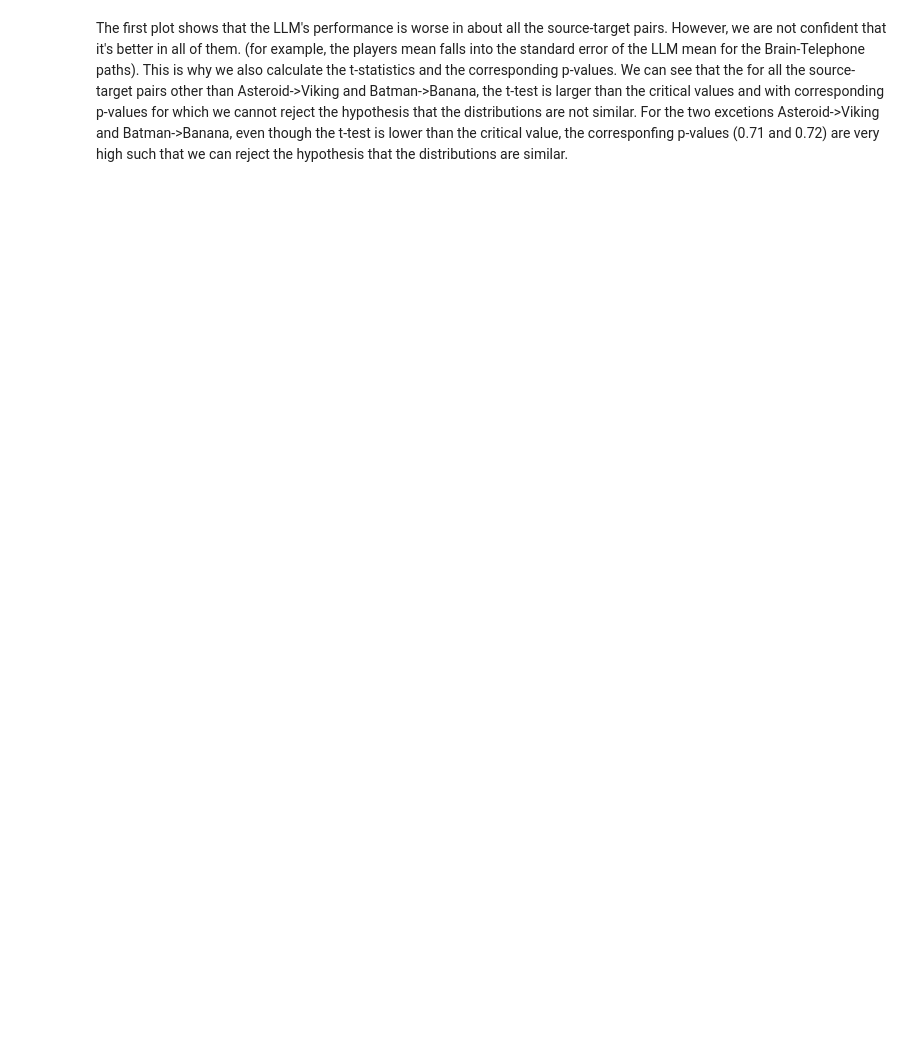
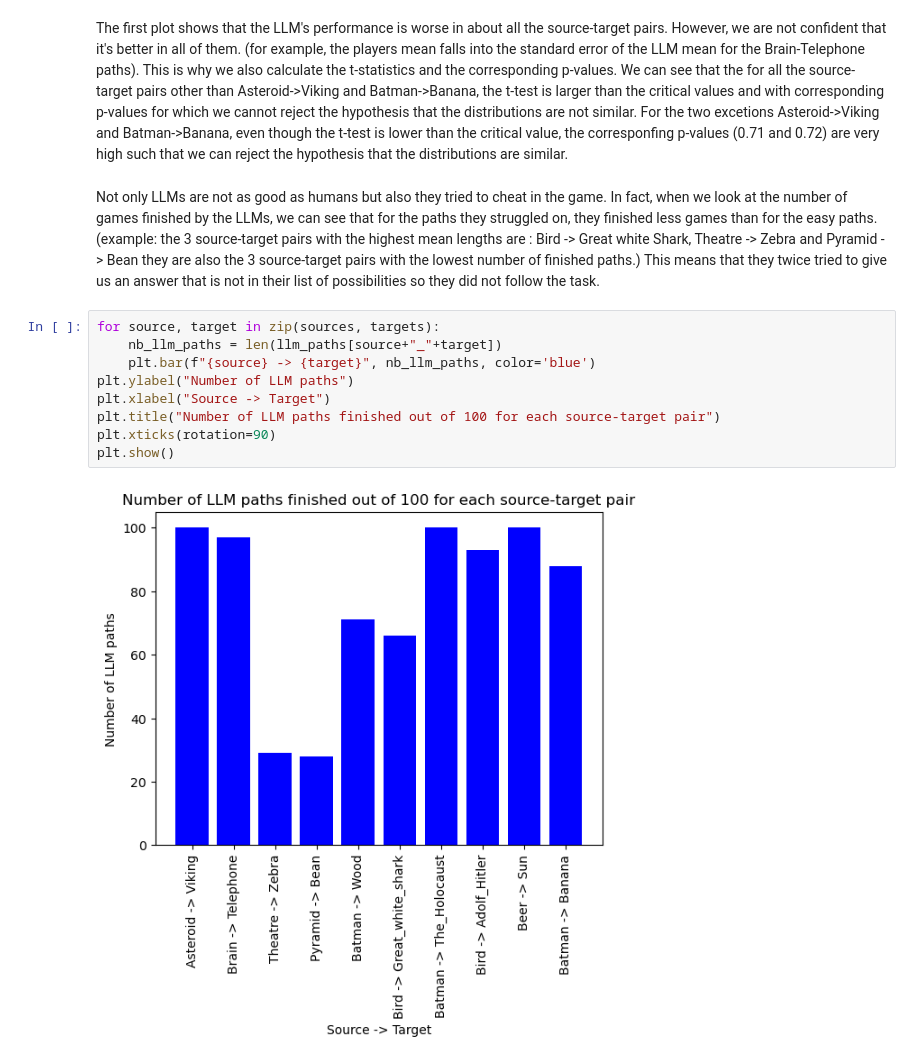
Before and after one commit to epfl-ada/ada-2024-project-tadaa, a Jupyter notebook: results.ipynb, the cells around one changed output. Drawn from its saved outputs; the diff is of its cells as text; blank space fills up the shorter version.

```diff
--- a/results.ipynb
+++ b/results.ipynb
@@ -132,2 +151,16 @@ plt.show()
 # %% [markdown]
 The first plot shows that the LLM's performance is worse in about all the source-target pairs. However, we are not confident that it's better in all of them. (for example, the players mean falls into the standard error of the LLM mean for the Brain-Telephone paths). This is why we also calculate the t-statistics and the corresponding p-values. We can see that the for all the source-target pairs other than Asteroid->Viking and Batman->Banana, the t-test is larger than the critical values and with corresponding p-values for which we cannot reject the hypothesis that the distributions are not similar. For the two excetions Asteroid->Viking and Batman->Banana, even though the t-test is lower than the critical value, the corresponfing p-values (0.71 and 0.72) are very high such that we can reject the hypothesis that the distributions are similar.
+# %% [markdown]
+Not only LLMs are not as good as humans but also they tried to cheat in the game. In fact, when we look at the number of games finished by the LLMs, we can see that for the paths they struggled on, they finished less games than for the easy paths. (example: the 3 source-target pairs with the highest mean lengths are : Bird -> Great white Shark, Theatre -> Zebra and Pyramid -> Bean they are also the 3 source-target pairs with the lowest number of finished paths.)
+This means that they twice tried to give us an answer that is not in their list of possibilities so they did not follow the task.
+# %%
+for source, target in zip(sources, targets):
+    nb_llm_paths = len(llm_paths[source+"_"+target])
+    plt.bar(f"{source} -> {target}", nb_llm_paths, color='blue')
+plt.ylabel("Number of LLM paths")
+plt.xlabel("Source -> Target")
+plt.title("Number of LLM paths finished out of 100 for each source-target pair")
+plt.xticks(rotation=90)
+plt.show()
+# %% [output]
+[figure, added]
```
Also changed, not shown: parts of 5 cells of this notebook, 1 other file.
